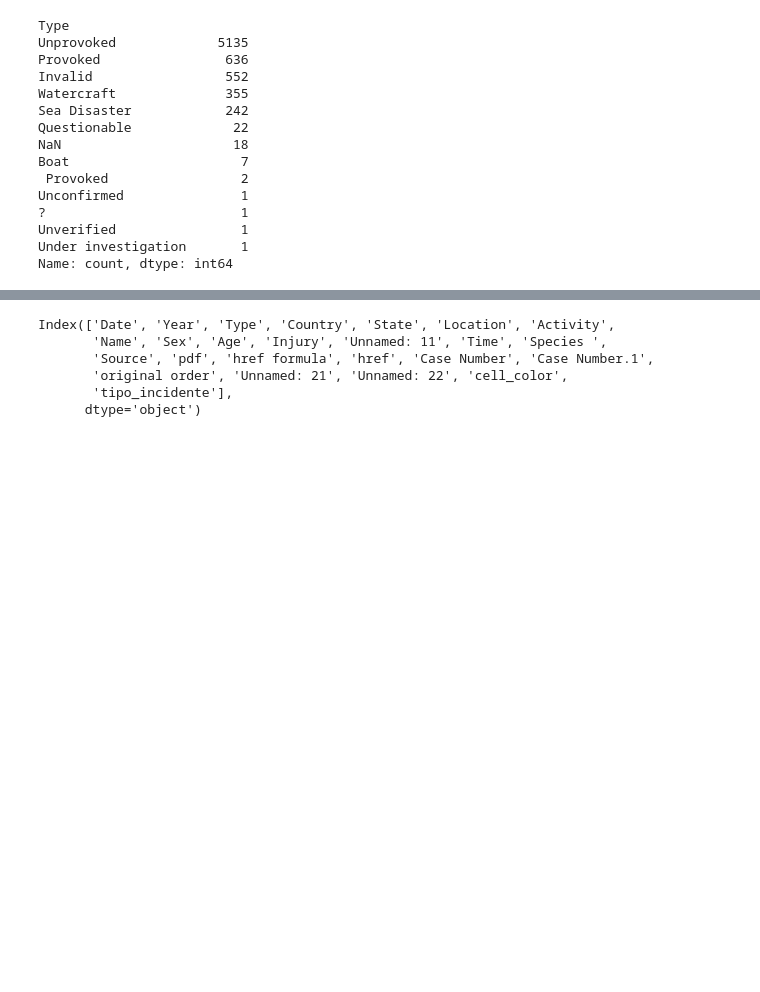
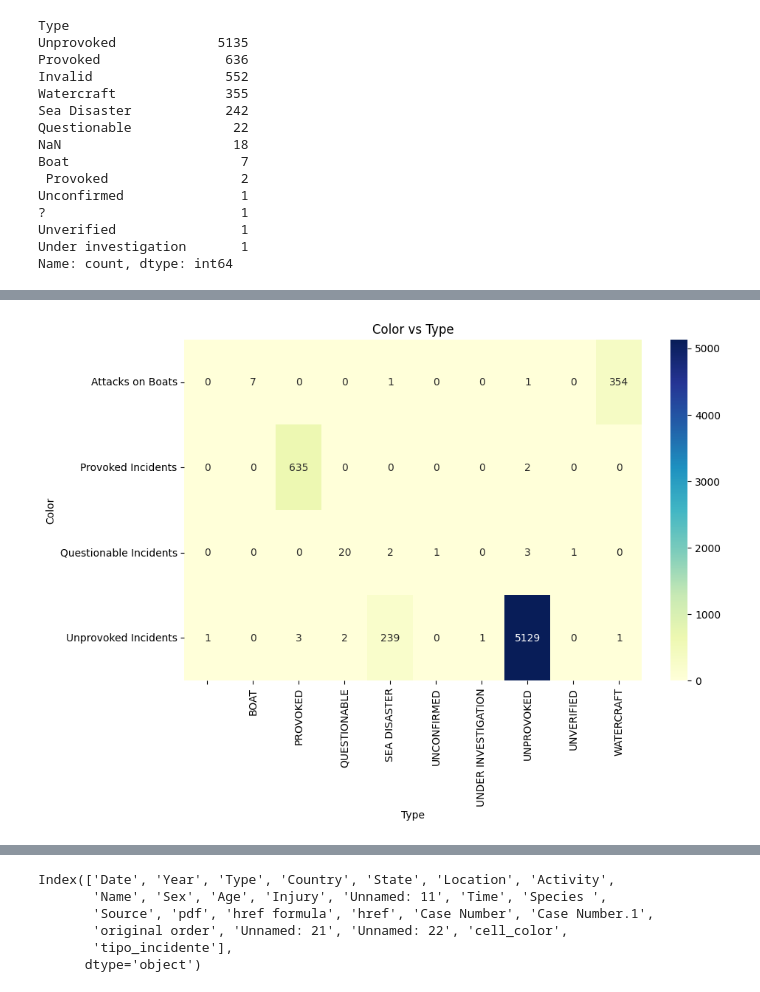
Before and after one commit to yagopajarino/uba-calidatos-tpshark, a Jupyter notebook: analisis.ipynb, the cells around one changed output, grey strips where cells are left out. Cells and saved outputs as stored; diff of their text form; code cells hidden in the pictures; blank space fills up the shorter version.

```diff
--- a/analisis.ipynb
+++ b/analisis.ipynb
@@ -9,7 +11,7 @@ from xlrd import open_workbook
 wb = open_workbook('descargas/GSAF5.xls', formatting_info=True)
 sheet = wb.sheet_by_index(0)
 bgcol=[]
-for row in range(sheet.nrows):
+for row in range(1,sheet.nrows):
     column = 1
     cell = sheet.cell(row, column)
     fmt = wb.xf_list[cell.xf_index]
@@ -24,7 +26,6 @@ set(bgcol)
 # Esto hecho a mano
 paleta = {
     8: "Orange",
-    18: "Blue",
     26: "Tan",
     42: "Green",
     43: "Tan",
@@ -77,0 +102,14 @@ Name: count, dtype: int64
+# %%
+def plot_heatmap(df):
+    contingency_table = pd.crosstab(df['tipo_incidente'], df['Type'])
+
+    plt.figure(figsize=(10, 6))
+    sns.heatmap(contingency_table, annot=True, cmap="YlGnBu", fmt="d")
+    plt.title("Color vs Type")
+    plt.xlabel("Type")
+    plt.ylabel("Color")
+    plt.show()
+
+plot_heatmap(df)
+# %% [output]
+[figure, added]
```
Also changed, not shown: parts of 19 cells of this notebook.
